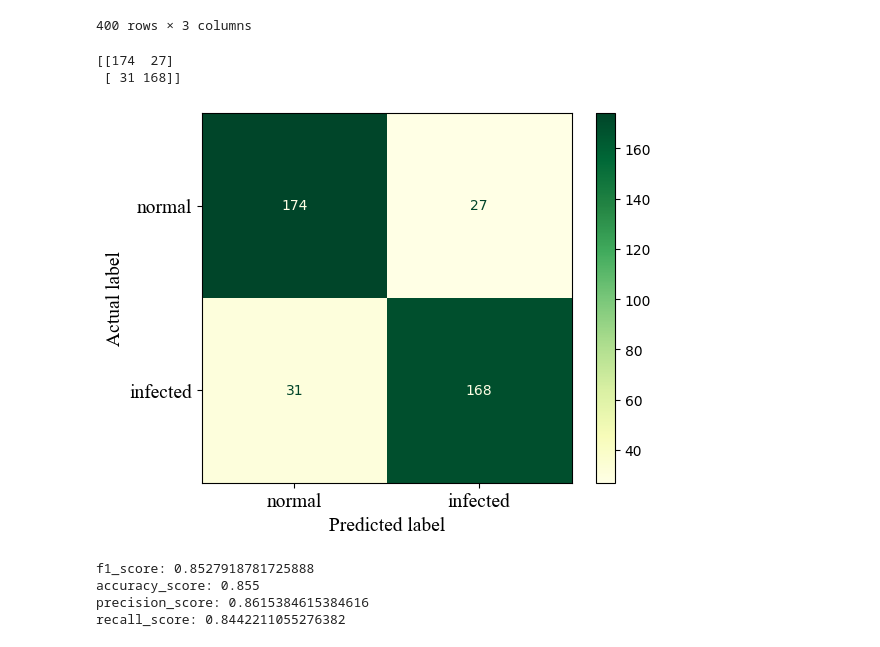
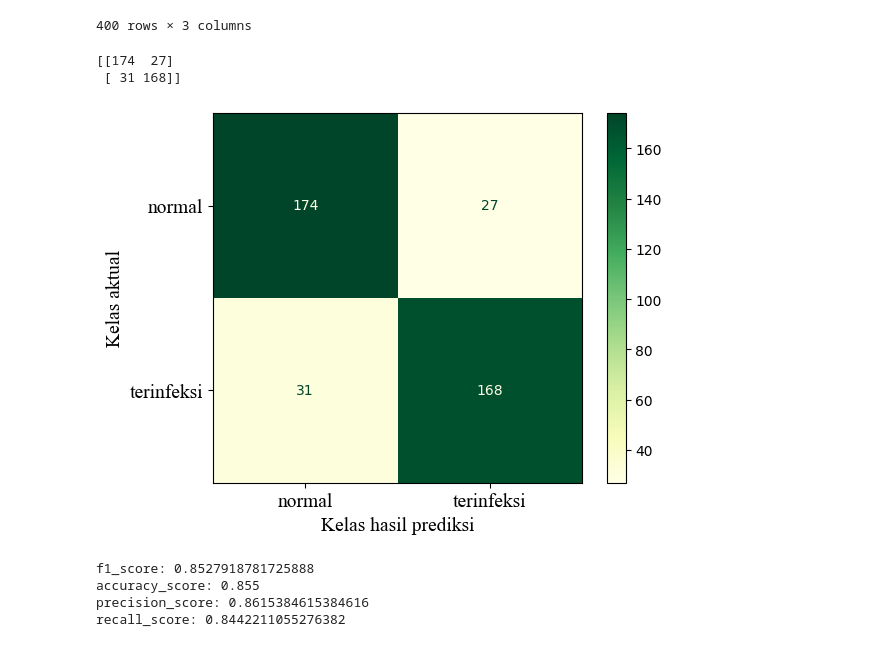
Before and after one commit to zeerafle/oil-palm-stem, a Jupyter notebook: skripsi.ipynb, the cells around one changed output. Saved outputs shown, nothing was run; the diff lists cells and outputs as text; code cells hidden in the pictures.

```diff
--- a/skripsi.ipynb
+++ b/skripsi.ipynb
@@ -299,23 +299,23 @@ true_pred_df
 # %%
 print(metrics.confusion_matrix(y_test, y_pred))
 metrics.ConfusionMatrixDisplay.from_predictions(
     y_test,
     y_pred,
-    display_labels=['normal', 'infected'],
+    display_labels=['normal', 'terinfeksi'],
     cmap='YlGn'
 )
 
 tnrfont = {'fontname':'Times New Roman', 'fontsize': 14}
 
-plt.xlabel('Predicted label', **tnrfont)
-plt.ylabel('Actual label', **tnrfont)
+plt.xlabel('Kelas hasil prediksi', **tnrfont)
+plt.ylabel('Kelas aktual', **tnrfont)
 plt.xticks(**tnrfont)
 plt.yticks(**tnrfont)
 plt.show()
 # %% [output]
 [[174  27]
  [ 31 168]]
-[figure, old version]
+[figure, new version]
 # %%
 metrics_list = [metrics.f1_score,
                 metrics.accuracy_score,
```
Also changed, not shown: 4 other files.
